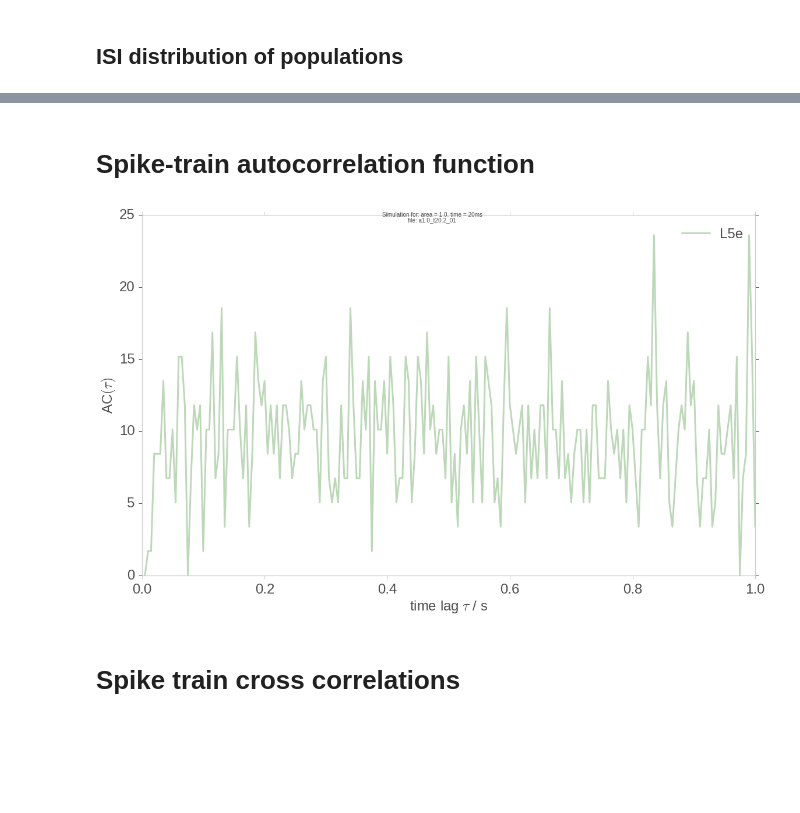
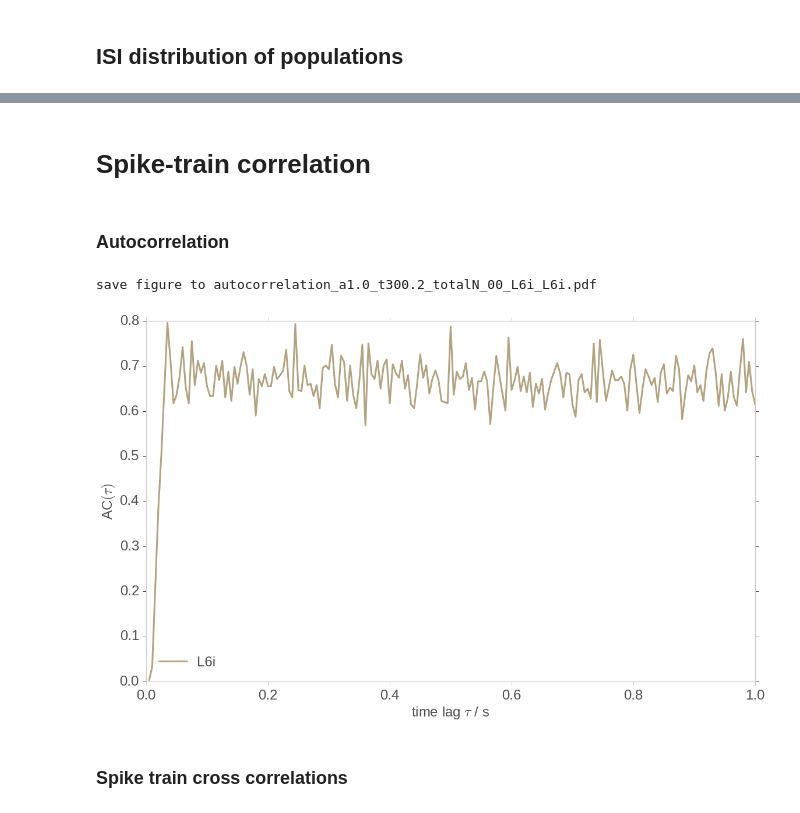
Before and after one commit to frschu/microcircuit, a Jupyter notebook: analysis/correlations.ipynb, the cells around one changed output, grey strips where cells are left out. Saved outputs shown, nothing was run; the diff lists cells and outputs as text; code cells hidden in the pictures; blank space fills up the shorter version.

```diff
--- a/analysis/correlations.ipynb
+++ b/analysis/correlations.ipynb
@@ -23,7 +23,7 @@ import sim_params as sim; reload(sim)
 %matplotlib inline
 
 show_fig = False
-save_fig = False
+save_fig = True
 picture_format = ".pdf"
 xfactor = 2.6
 style.rcParams['figure.figsize'] = (xfactor*6.2, xfactor*3.83)
@@ -36,7 +36,7 @@ plotting = True
 data_file = "micro"
 data_sup_path = "/export/data-schuessler/data_microcircuit/"
 data_path = os.path.join(data_sup_path, data_file)
-sim_spec = "a1.0_t20.2_01"
+sim_spec = "a1.0_t300.2_totalN_00"
 
 # Original data
 file_name  = sim_spec + ".hdf5"
@@ -339,7 +311,7 @@ def gauss(n, rate, T=t_measure):
     sigma = np.sqrt(mu)
     return 1. / (np.sqrt(2 * np.pi) * sigma) * np.exp(- (n - mu)**2 / (2 * sigma**2))
 
-upps = [200, 250, 200, 100]
+
 print("<n>\tvar[n]\tfano")
 for l, layer in enumerate(layers):
     fig = plt.figure()
@@ -348,6 +320,7 @@ for l, layer in enumerate(layers):
     subplotspec=gridspec.new_subplotspec((0, 0), rowspan=1, colspan=1)
     ax = fig.add_subplot(subplotspec)
 
+    x_max = 0
     for i, population in enumerate(populations):
         if population.startswith(layer):
             rate = rates_mean[i]
@@ -360,8 +333,12 @@ for l, layer in enumerate(layers):
             fano_factor = var / mean
             print("{0:6.2f}\t{1:6.2f}\t{2:6.2f}".format(rate * t_measure, var, fano_factor))
 
-    #ax.set_xlim(0, upps[l])
-    ax.set_xlim(0, 250)
+            # calc the upper xlim
+            new_x_max = mean + 2 * np.sqrt(mean)
+            if new_x_max > x_max:
+                x_max = new_x_max
+
+    #ax.set_xlim(0, x_max)
     ax.set_ylabel('density $([n])$')
     ax.set_xlabel('number of spikes $n$')
     ax.legend(loc="best")
@@ -410,16 +391,7 @@ hist_max = 1. #s
 n_bins_isi = int(hist_max / bin_width)
 isi_bins = np.arange(0, hist_max, bin_width)
 
-######################################################
-# File and path
-######################################################
-data_file = "micro"
-data_sup_path = "/export/data-schuessler/data_microcircuit/"
-data_path = os.path.join(data_sup_path, data_file)
-sim_spec = "a1.0_t20.2_01"
 
-# Original data
-file_name  = sim_spec + ".hdf5"
 data_file = h5py.File(os.path.join(data_path, file_name), "r")
 sim_spec2 = "0"
 grp = data_file[sim_spec2 + "/spikes"]
@@ -579,3 +554,3 @@ for i, fig in enumerate(all_figs):
 # %% [markdown]
-# Spike-train autocorrelation function
+# Spike-train correlation
 # %%
@@ -620,41 +588,44 @@ data_file.close()
+# %% [markdown]
+### Autocorrelation
 # %%
 max_t = 1.0 # s
-bins_red = bins[bins<= max_t]
-ac_red  = acs[i][bins<= max_t]
+bins_red = bins_ac[bins_ac<= max_t]
+ac_red  = acs[i][bins_ac<= max_t]
 
 fig = plt.figure()
 ax1 = plt.subplot2grid((1, 1), (0, 0), colspan=1, rowspan=1)
 
 # Histograms
 ax1.plot(bins_red, ac_red, "-",
      linewidth=3., color=colors[i], alpha=0.5, label=population)
 
 # Histogram
 ax1.set_ylabel('AC$(\\tau)$')
 ax1.set_xlabel('time lag $\\tau$ / s')
 ax1.set_xlim(0, max_t)
 #ax1.set_ylim(0, 100)
 ax1.grid(False)
 ax1.legend(loc=0)
 
 for ax in fig.axes:
     style.fixticks(ax)
-fig_name = "isi_single_histo_" + sim_spec
+fig_name = "autocorrelation_" + sim_spec + "_" + population
 
 fig_name += "_" + population
 fig_name += picture_format
 
 if save_fig:
     print("save figure to " + fig_name)
     fig.savefig(os.path.join(figure_path,fig_name))
 else:
     suptitle = 'Simulation for: area = %.1f, time = %ims'%(area, t_sim)
     suptitle += '\nfile: ' + sim_spec
     fig.suptitle(suptitle, y=0.98)
 
 if show_fig:
     fig.show()
 # %% [output]
+save figure to autocorrelation_a1.0_t300.2_totalN_00_L6i_L6i.pdf
-[figure, old version]
+[figure, new version]
 # %% [markdown]
-# Spike train cross correlations
+### Spike train cross correlations
```
Also changed, not shown: parts of 12 cells of this notebook, 2 other files.
